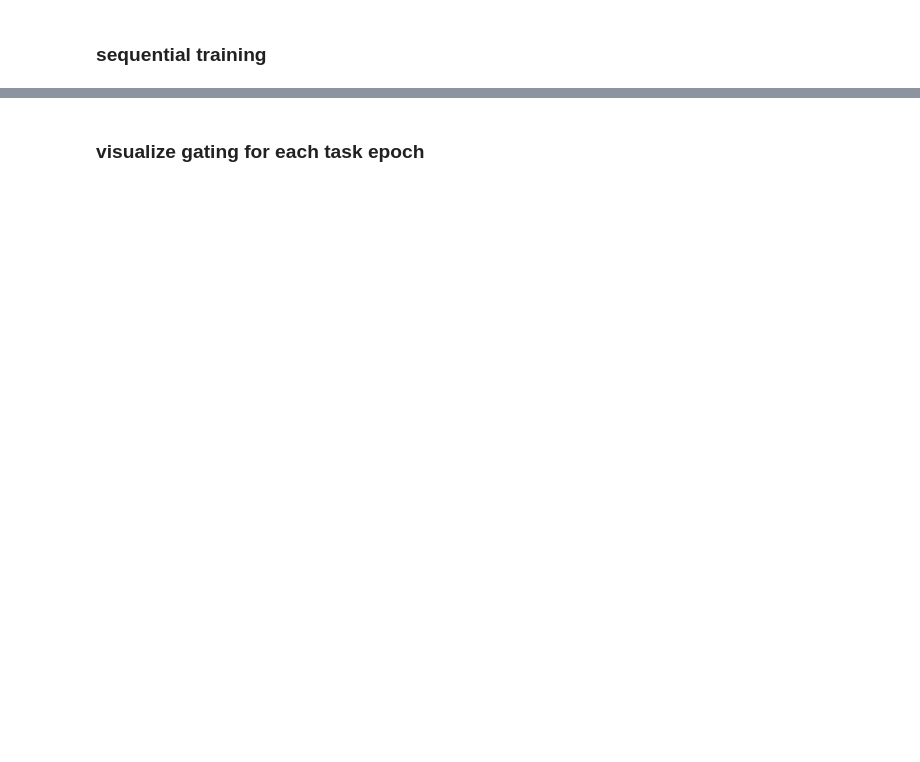
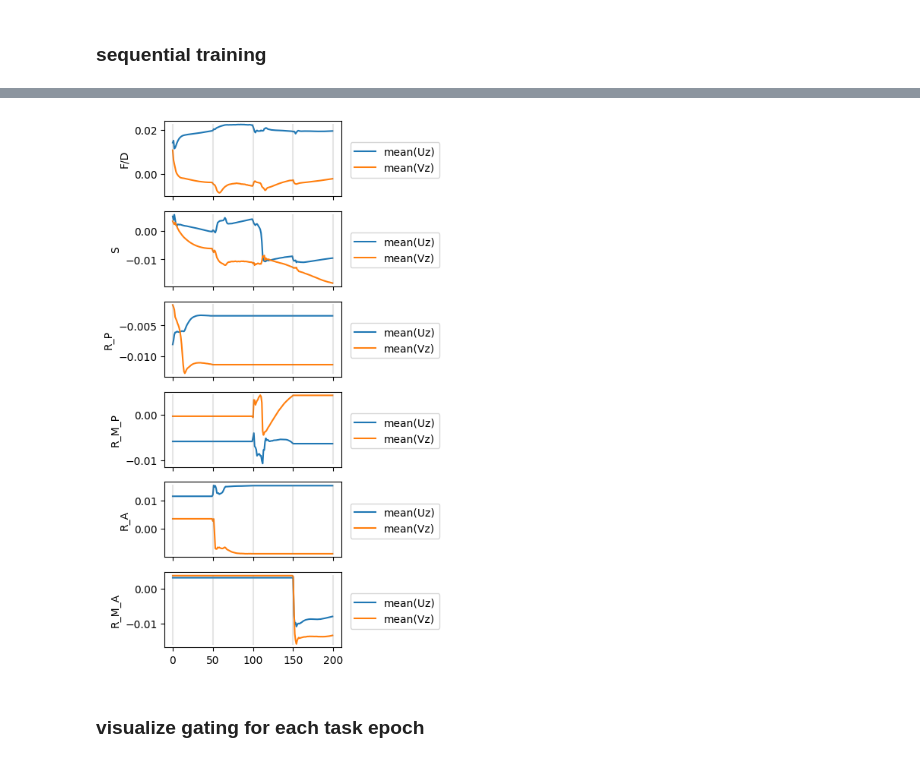
Before and after one commit to hzshan/context_inference_rnn, a Jupyter notebook: train.ipynb, the cells around one changed output, grey strips where cells are left out. Cells and saved outputs as stored; diff of their text form; code cells hidden in the pictures; blank space fills up the shorter version.

```diff
--- a/train.ipynb
+++ b/train.ipynb
@@ -70,3 +94,20 @@ Text(0, 0.5, 'test loss')
+# %%
+#U_arr.shape, V_arr.shape
+fig, axes = plt.subplots(dim_z, 1, figsize=(3, 1.5*dim_z), sharex=True)
+for iz in range(dim_z):
+    ist, ied = iz * 3, (iz + 1) * 3
+    plot_u = U_arr[:, :, ist:ied].mean((-1, -2))
+    plot_v = V_arr[:, :, ist:ied].mean((-1, -2))
+    axes[iz].plot(plot_u, label='mean(Uz)')
+    axes[iz].plot(plot_v, label='mean(Vz)')
+    axes[iz].set_ylabel(z_list[iz])
+    axes[iz].legend(loc=(1.05, 0.25))
+    ymax = max(plot_u.max(), plot_v.max())
+    ymin = min(plot_u.min(), plot_v.min())
+    for x in range(5):
+        axes[iz].plot([x*50]*2, [ymin, ymax], alpha=0.2, color='gray')
+# %% [output]
+[figure, added]
 # %% [markdown]
 ### visualize gating for each task epoch
 # %%
```
Also changed, not shown: parts of 6 cells of this notebook, 1 other file.
